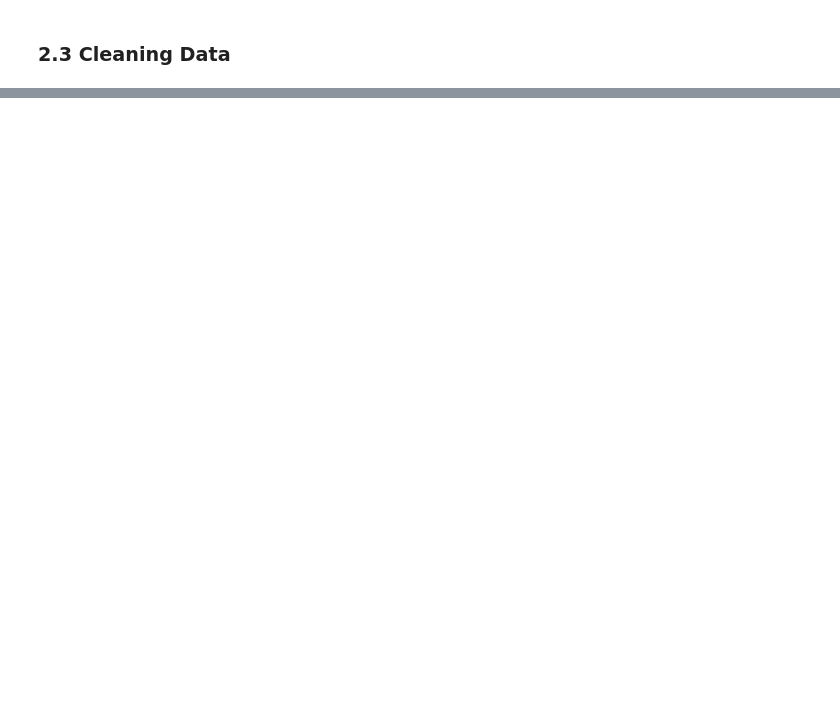
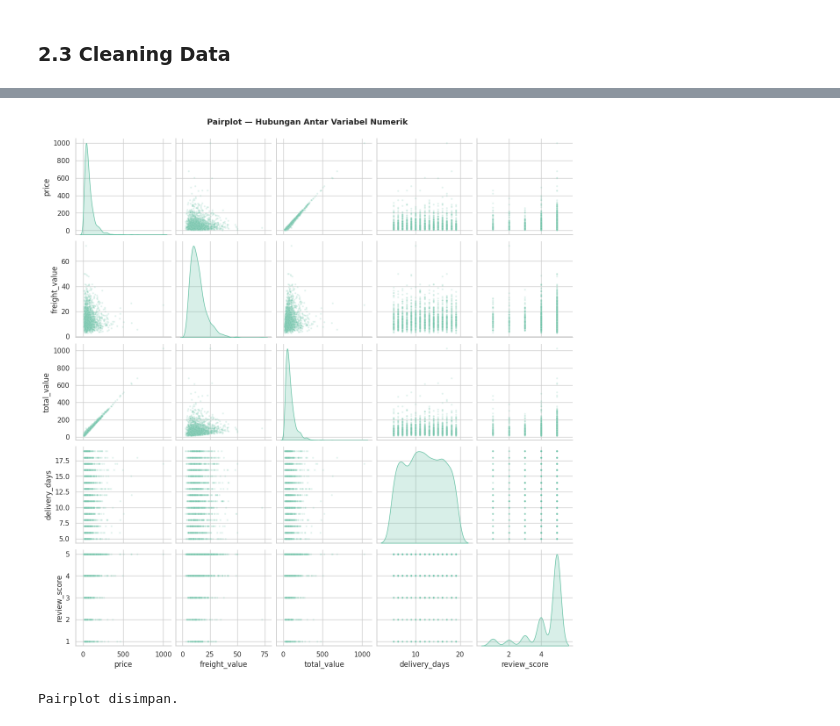
Before and after one commit to DevitaHasnasya/project-akhir-idcamp-2026, a Jupyter notebook: notebook.ipynb, the cells around one changed output, grey strips where cells are left out. Cells and saved outputs as stored; diff of their text form; code cells hidden in the pictures; blank space fills up the shorter version.

```diff
--- a/notebook.ipynb
+++ b/notebook.ipynb
@@ -581,0 +262,11 @@ Kepuasan pelanggan sangat tinggi dengan rata-rata **4.09/5.0** dan 63% memberika
+# %%
+# Pairplot
+sample_pair = corr_df.sample(min(2000, len(corr_df)), random_state=42)
+g = sns.pairplot(sample_pair, diag_kind='kde', plot_kws={'alpha':0.2,'s':8}, diag_kws={'fill':True})
+g.fig.suptitle('Pairplot — Hubungan Antar Variabel Numerik', y=1.02, fontsize=13, fontweight='bold')
+plt.savefig('viz_pairplot.png', dpi=100, bbox_inches='tight')
+plt.show()
+print('Pairplot disimpan.')
+# %% [output]
+[figure, added]
+Pairplot disimpan.
```
Also changed, not shown: parts of 69 cells of this notebook, 2 other files.
